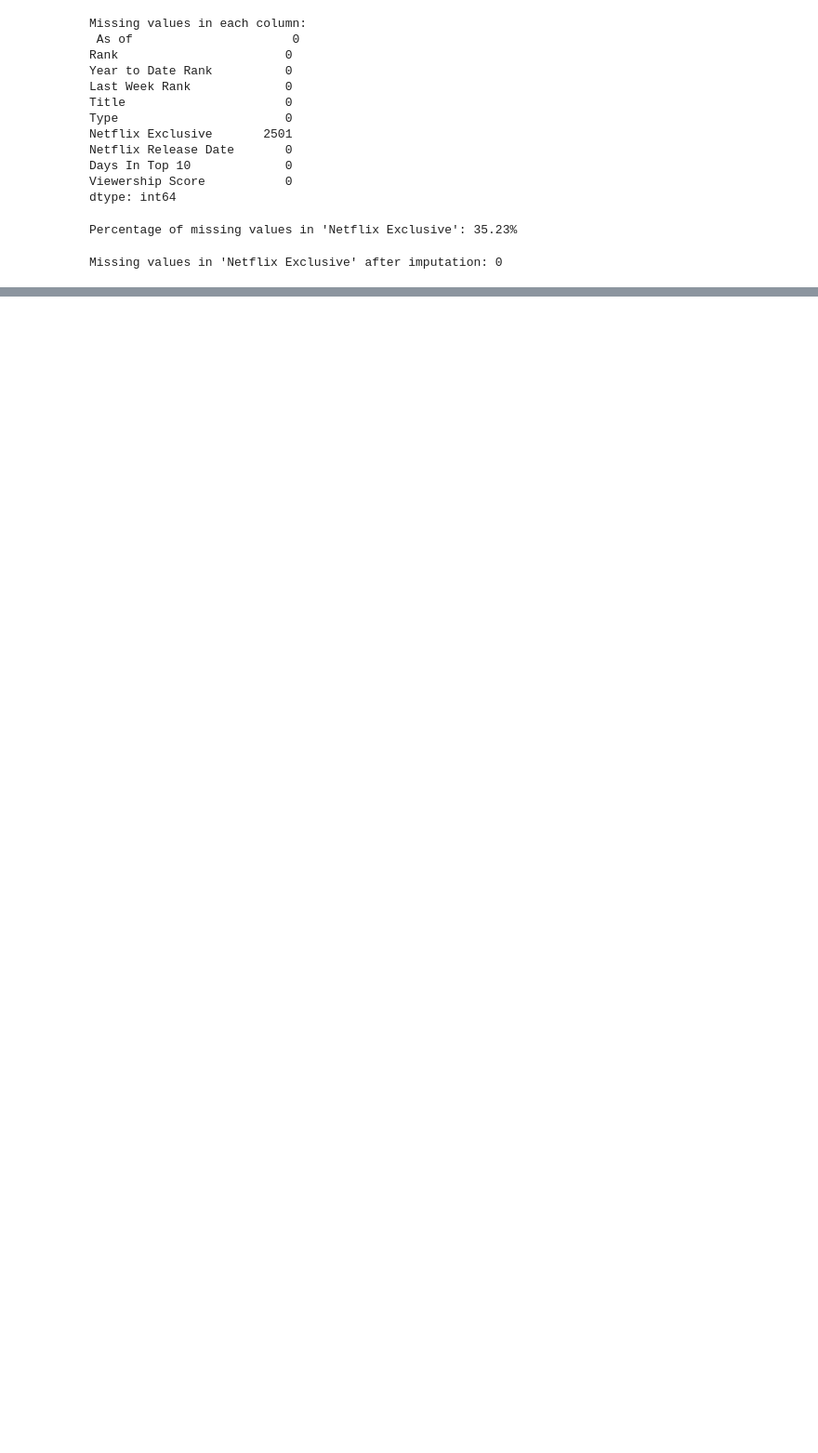
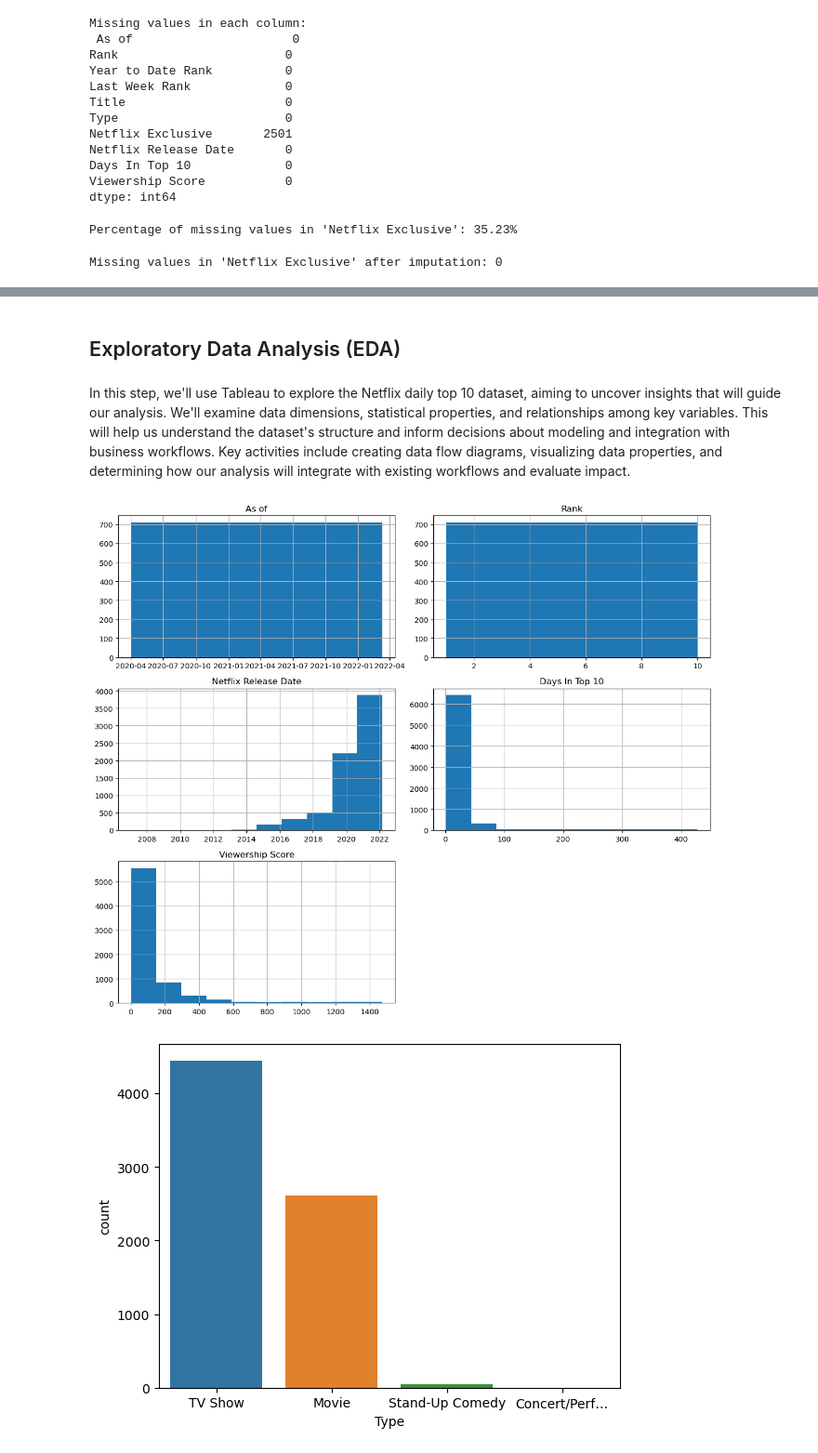
Before and after one commit to jeanniehalvorson/Springboard, a Jupyter notebook: Capstone Three/Capstone 3 - Netflix's Daily Top 10 Rankings.ipynb, the cells around one changed output, grey strips where cells are left out. Shown at 93% size. Drawn from its saved outputs; the diff is of its cells as text; code cells hidden in the pictures; blank space fills up the shorter version.

```diff
--- a/Capstone Three/Capstone 3 - Netflix's Daily Top 10 Rankings.ipynb
+++ b/Capstone Three/Capstone 3 - Netflix's Daily Top 10 Rankings.ipynb
@@ -103,9 +103,10 @@ print(f"Percentage of missing values in 'Netflix Exclusive': {missing_percentage
 # %% [output]
 Percentage of missing values in 'Netflix Exclusive': 35.23%
 # %%
-# Fill missing values in 'Netflix Exclusive' with the mode
-mode_value = df['Netflix Exclusive'].mode()[0]
-df['Netflix Exclusive'].fillna(mode_value, inplace=True)
+
+# Replace missing values in 'Netflix Exclusive' with 'No'
+df['Netflix Exclusive'].fillna('No', inplace=True)
+
 
 # Verify there are no more missing values
 missing_values_after = df['Netflix Exclusive'].isnull().sum()
@@ -118,0 +120,16 @@ In this data wrangling section, we systematically prepared the Netflix daily top
+# %% [markdown]
+## Exploratory Data Analysis (EDA)
+# %% [markdown]
+In this step, we'll use Tableau to explore the Netflix daily top 10 dataset, aiming to uncover insights that will guide our analysis. We'll examine data dimensions, statistical properties, and relationships among key variables. This will help us understand the dataset's structure and inform decisions about modeling and integration with business workflows. Key activities include creating data flow diagrams, visualizing data properties, and determining how our analysis will integrate with existing workflows and evaluate impact.
+# %%
+# Distribution of numerical features
+df.hist(figsize=(12, 10))
+plt.tight_layout()
+plt.show()
+
+# Distribution of categorical features
+sns.countplot(data=df, x='Type')
+plt.show()
+# %% [output]
+[figure, added]
+[figure, added]
```
Also changed, not shown: parts of 9 cells of this notebook.
